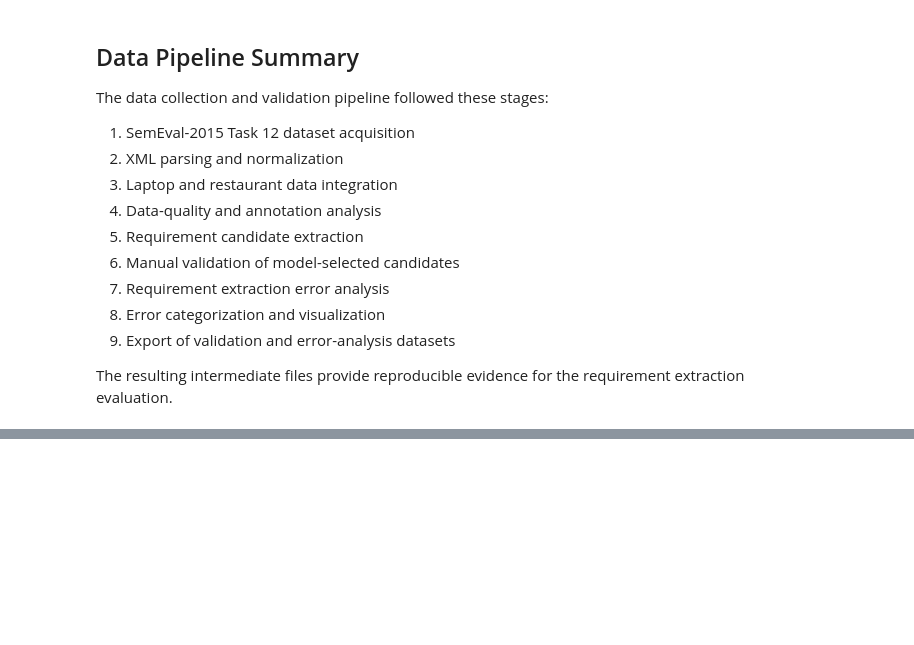
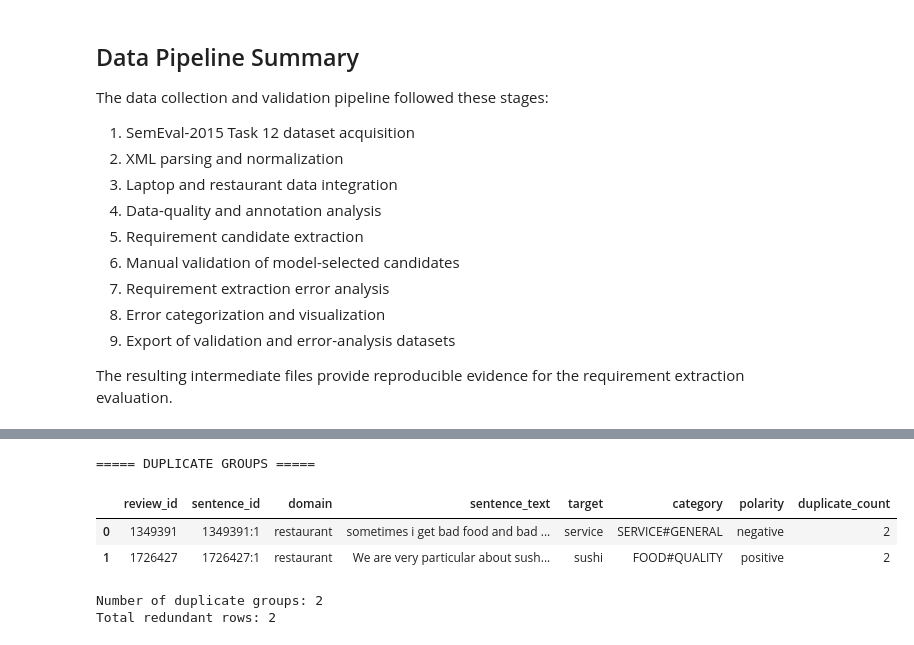
Before and after one commit to Roshni-Singh27/customer-requirement-analysis, a Jupyter notebook: notebooks/01_data_collection.ipynb, the cells around one changed output, grey strips where cells are left out. Drawn from its saved outputs; the diff is of its cells as text; code cells hidden in the pictures; blank space fills up the shorter version.

```diff
--- a/notebooks/01_data_collection.ipynb
+++ b/notebooks/01_data_collection.ipynb
@@ -7841,0 +8000,43 @@ requirement extraction evaluation.
+# %%
+# ==========================================
+# DUPLICATE GROUP INSPECTION
+# ==========================================
+
+duplicates = combined_df[
+    duplicate_mask
+].copy()
+
+print("===== DUPLICATE GROUPS =====")
+
+duplicate_groups = (
+    duplicates
+    .groupby(
+        [
+            "review_id",
+            "sentence_id",
+            "domain",
+            "sentence_text",
+            "target",
+            "category",
+            "polarity"
+        ],
+        dropna=False
+    )
+    .size()
+    .reset_index(name="duplicate_count")
+)
+
+display(duplicate_groups)
+
+print("\nNumber of duplicate groups:", len(duplicate_groups))
+print(
+    "Total redundant rows:",
+    duplicate_groups["duplicate_count"].sub(1).sum()
+)
+# %% [output]
+===== DUPLICATE GROUPS =====
+|  | review_id | sentence_id | domain | sentence_text | target | category | polarity | duplicate_count |
+| 0 | 1349391 | 1349391:1 | restaurant | sometimes i get bad food and bad ... | service | SERVICE#GENERAL | negative | 2 |
+| 1 | 1726427 | 1726427:1 | restaurant | We are very particular about sush... | sushi | FOOD#QUALITY | positive | 2 |
+Number of duplicate groups: 2
+Total redundant rows: 2
```
Also changed, not shown: parts of 9 cells of this notebook, 2 other files.
